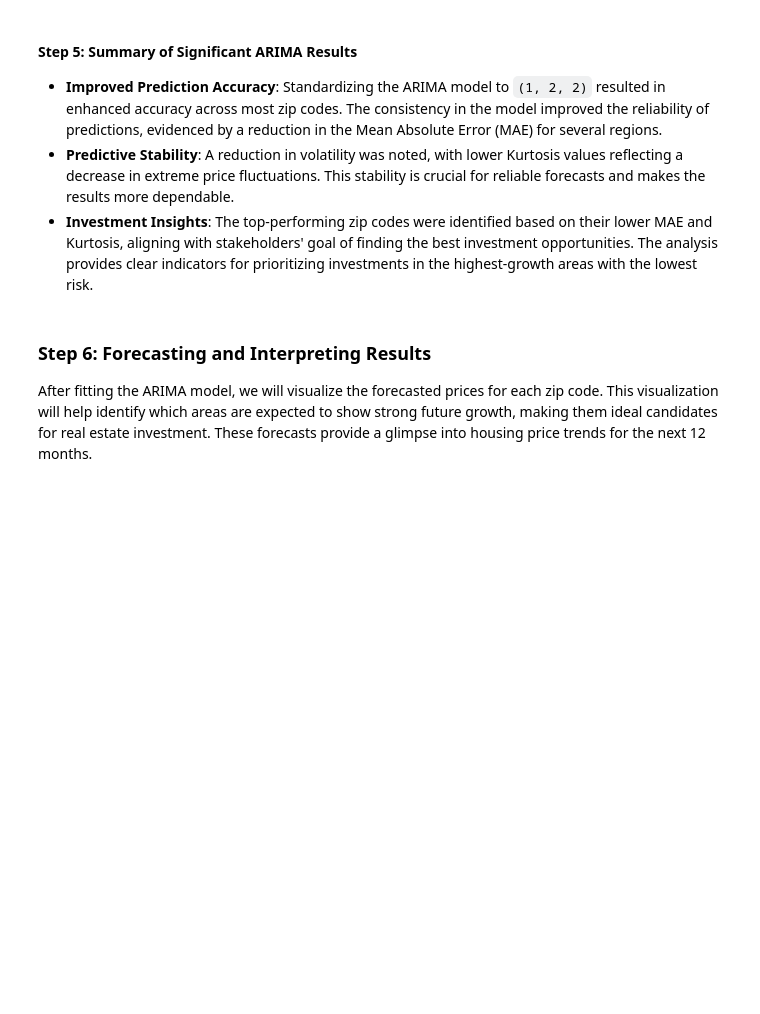
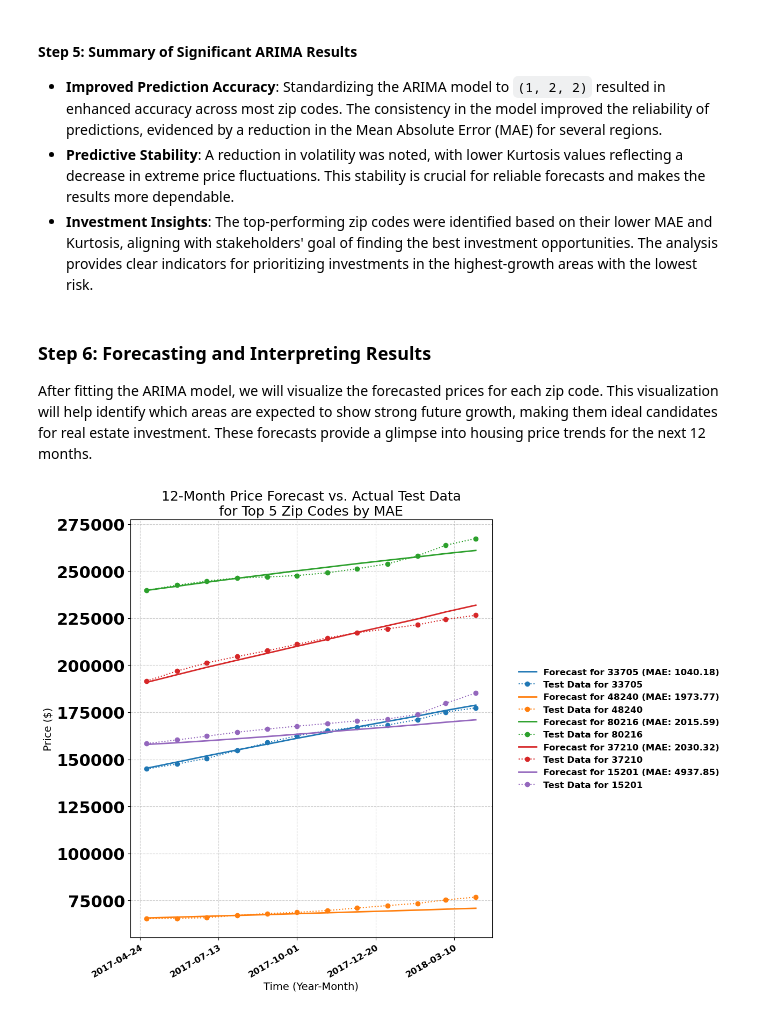
Before and after one commit to nealiyer88/Zillow, a Jupyter notebook: Zillow.ipynb, the cells around one changed output. Saved outputs shown, nothing was run; the diff lists cells and outputs as text; code cells hidden in the pictures; blank space fills up the shorter version.

Commit message:
plotted ARIMA results, forecast and test, left out historical due to clutter.

```diff
--- a/Zillow.ipynb
+++ b/Zillow.ipynb
@@ -225,6 +225,9 @@ arima_parameters = {
     '37210': (1, 2, 2),
     '15201': (1, 2, 2)
 }
+
+# Initialize a dictionary to store the MAE for each zip code
+zip_code_mae = {}
 
 # Fit ARIMA models for each zip code with the tuned parameters and forecast prices
 for zip_code in top_growth_zip_codes:
@@ -251,6 +254,11 @@ for zip_code in top_growth_zip_codes:
 
     # Calculate MAE using the test set
     mae = mean_absolute_error(test_data, predictions)
+
+    # Store the MAE in the dictionary
+    zip_code_mae[zip_code] = mae
+
+    # Print the MAE for the current zip code
     print(f'MAE for Zip Code {zip_code}: {mae}')
 # %% [output]
 Using ARIMA order (1, 2, 2) for Zip Code 27980
@@ -349,3 +374,87 @@ MAE for Zip Code 15201: 4937.848707734188
 ### Step 6: Forecasting and Interpreting Results
 
 After fitting the ARIMA model, we will visualize the forecasted prices for each zip code. This visualization will help identify which areas are expected to show strong future growth, making them ideal candidates for real estate investment. These forecasts provide a glimpse into housing price trends for the next 12 months.
+# %%
+import matplotlib.pyplot as plt
+import pandas as pd
+import warnings
+from statsmodels.tsa.arima.model import ARIMA
+
+# Sort zip codes by MAE in ascending order and select the top 5 (smallest MAE)
+sorted_zip_codes_by_mae = sorted(zip_code_mae, key=zip_code_mae.get, reverse=False)[:5]
+
+# Initialize a figure for plotting, making space for the legend on the right
+plt.figure(figsize=(16, 10))
+
+# Define the number of steps to forecast (12 months)
+forecast_steps = 12
+
+# Define a list of colors to ensure unique and clear coloring for each zip code
+colors = ['#1f77b4', '#ff7f0e', '#2ca02c', '#d62728', '#9467bd']
+color_index = 0
+
+# Loop over the top 5 zip codes by MAE and plot the forecast
+for zip_code in sorted_zip_codes_by_mae:
+    # Filter the data for the specific zip code
+    zip_data = df_long[df_long['RegionName'] == zip_code].set_index('time')['price']
+
+    # Ensure the time series has a consistent monthly frequency
+    zip_data.index = pd.to_datetime(zip_data.index)
+    zip_data = zip_data.asfreq('MS')  # Set frequency to monthly start
+
+    # Split data into train and test sets
+    train_data = zip_data[:-12]  # All but the last 12 months
+    test_data = zip_data[-12:]   # The last 12 months as test set
+
+    # Retrieve the best ARIMA order for the current zip code
+    order = arima_parameters[str(zip_code)]
+
+    # Fit the ARIMA model with the training set
+    try:
+        # Suppress warnings during the fitting process
+        with warnings.catch_warnings():
+            warnings.filterwarnings("ignore", category=UserWarning)  # Ignore UserWarnings
+            model = ARIMA(train_data, order=order)
+
+            # Fit the model without specifying maxiter directly
+            model_fit = model.fit(method_kwargs={'disp': 0})
+
+    except Exception as e:
+        print(f"An error occurred while fitting the model for Zip Code {zip_code}: {e}")
+        continue  # Skip to the next zip code if there's an error
+
+    # Forecast for the next 12 months
+    forecast = model_fit.forecast(steps=forecast_steps)
+
+    # Generate dates for the forecast
+    forecast_index = pd.date_range(start=train_data.index[-1] + pd.DateOffset(1), periods=forecast_steps, freq='MS')
+
+    # Plot the forecast and the test data
+    plt.plot(forecast_index, forecast, label=f'Forecast for {zip_code} (MAE: {zip_code_mae[zip_code]:.2f})',
+             linewidth=2, color=colors[color_index])
+    plt.plot(test_data.index, test_data, linestyle=':', marker='o', markersize=6,
+             label=f'Test Data for {zip_code}', color=colors[color_index])
+
+    # Increment color index for the next plot
+    color_index = (color_index + 1) % len(colors)
+
+# Customize the plot
+plt.xlabel('Time (Year-Month)', fontsize=14)
+plt.ylabel('Price ($)', fontsize=14)
+plt.title('12-Month Price Forecast vs. Actual Test Data\nfor Top 5 Zip Codes by MAE', fontsize=18)
+plt.grid(True, linestyle='--', alpha=0.6)
+
+# Adjust x-axis to avoid clutter
+plt.gca().xaxis.set_major_locator(plt.MaxNLocator(6))  # Show fewer ticks
+plt.xticks(rotation=30, ha='right', fontsize=12, rotation_mode='anchor')  # Rotate labels slightly
+
+# Place the legend completely outside the plot on the right
+plt.legend(loc='center left', bbox_to_anchor=(1.05, 0.5), fontsize=12, frameon=False)
+
+# Adjust layout to make it cleaner
+plt.tight_layout(rect=[0, 0, 0.85, 1])  # Leave space on the right for the legend
+
+# Show the plot
+plt.show()
+# %% [output]
+[figure, added]
```
Also changed, not shown: parts of 1 cell of this notebook.
